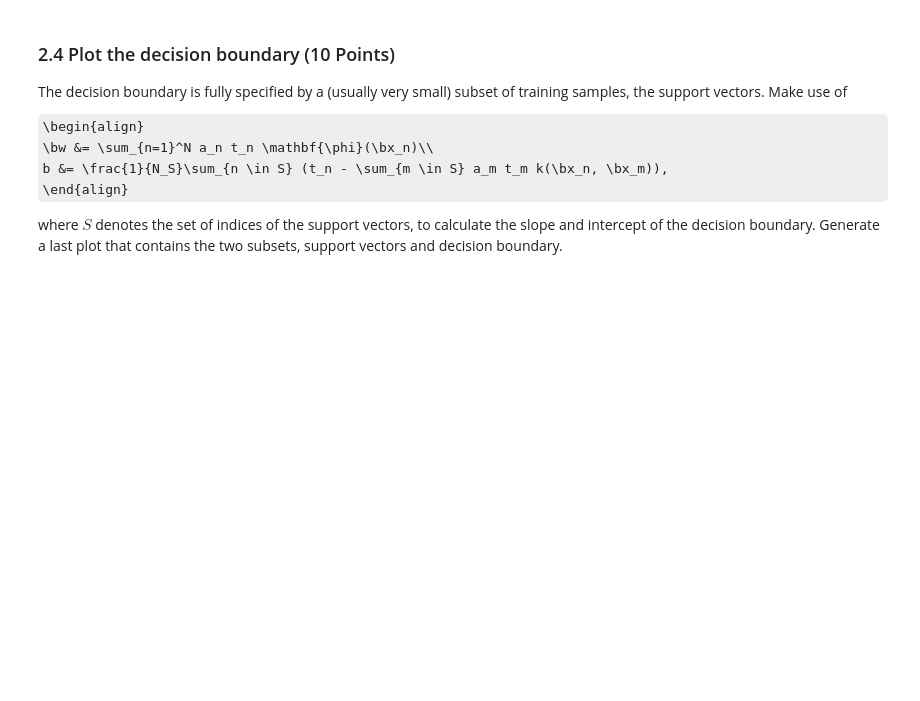
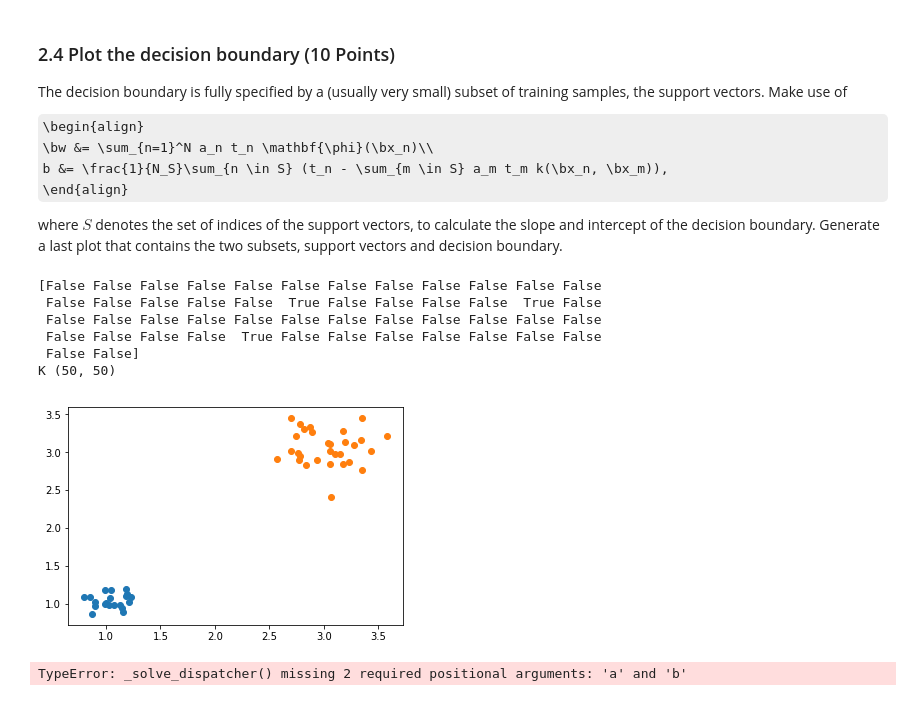
Before and after one commit to OlineRanum/Machine-Learning-1, a Jupyter notebook: Lab2/lab2-1.ipynb, the cells around one changed output. Saved outputs shown, nothing was run; the diff lists cells and outputs as text; code cells hidden in the pictures; some formulas as TeX source; blank space fills up the shorter version.

```diff
--- a/Lab2/lab2-1.ipynb
+++ b/Lab2/lab2-1.ipynb
@@ -514,0 +540,29 @@ raise NotImplementedError()
+# %%
+w = np.sum([a[i]*t[i]*X[i,:] for i in range(50)], axis = 0)
+
+
+K = computeK(X)
+
+print(selected)
+print('K', K.shape)
+
+
+
+#b = (1/X.shape[0])
+# %% [output]
+[False False False False False False False False False False False False
+ False False False False False  True False False False False  True False
+ False False False False False False False False False False False False
+ False False False False  True False False False False False False False
+ False False]
+K (50, 50)
+# %%
+plt.scatter(X1[:,0], X1[:,1])
+plt.scatter(X2[:,0], X2[:,1])
+plt.show()
+# %% [output]
+[figure, added]
+# %%
+x = np.linalg.solve()
+# %% [output]
+TypeError: _solve_dispatcher() missing 2 required positional arguments: 'a' and 'b'
```
Also changed, not shown: parts of 9 cells of this notebook.
